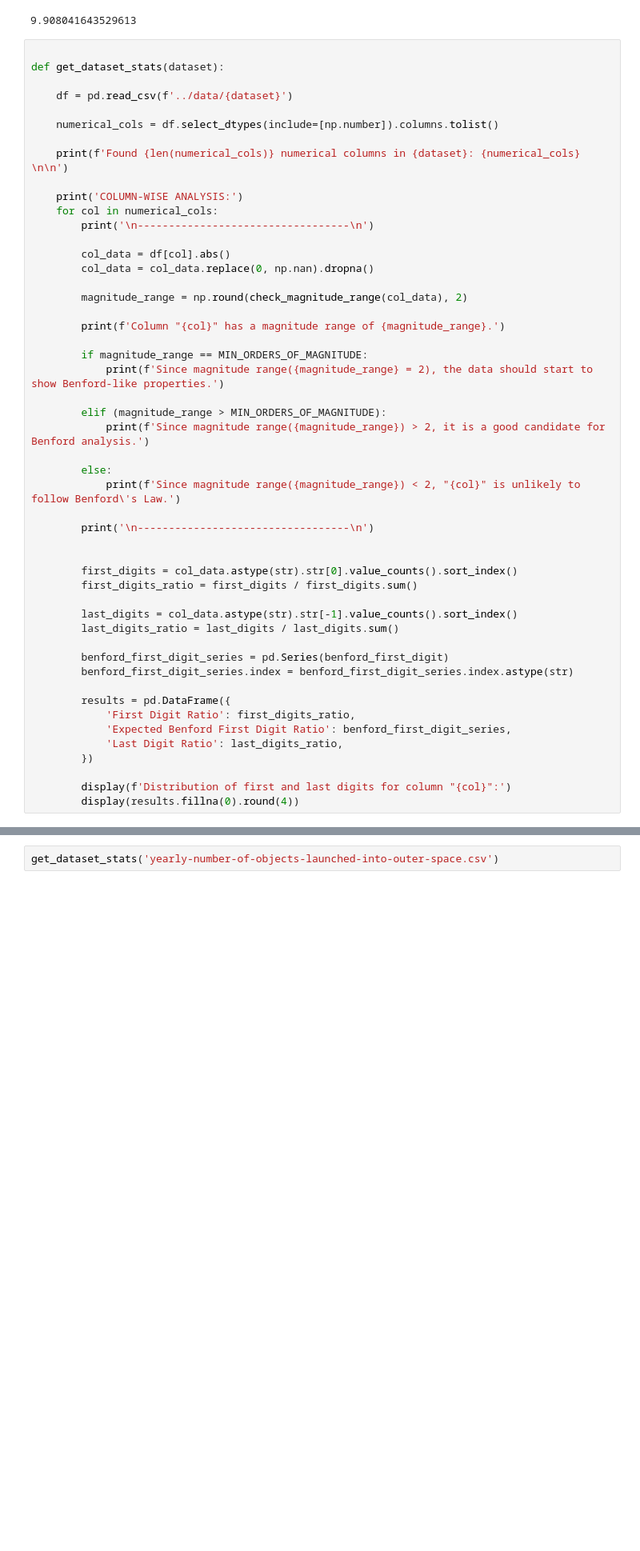
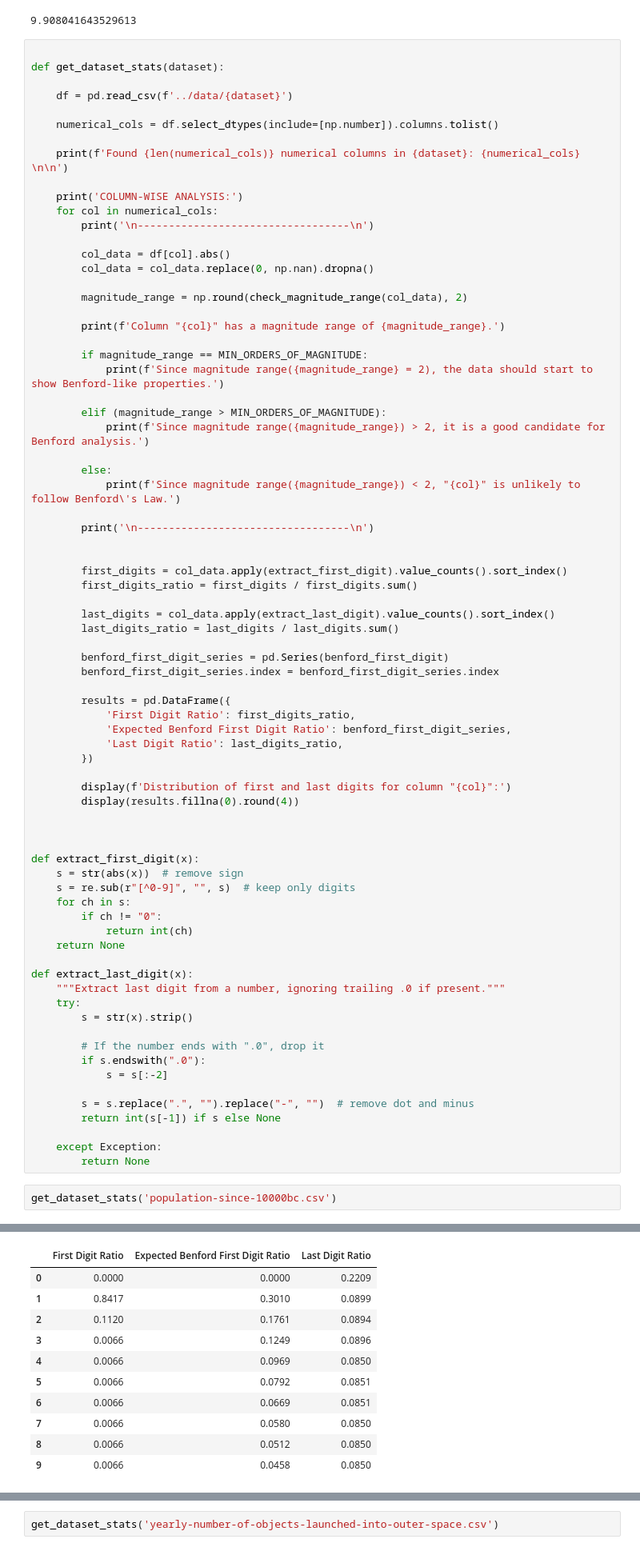
Before and after one commit to schubert-da/benfords-law-explainer, a Jupyter notebook: data-exploration/scripts/benfords-law-testing.ipynb, the cells around one changed output, grey strips where cells are left out. Shown: that part at 80% size. Drawn from its saved outputs; the diff is of its cells as text; blank space fills up the shorter version.

```diff
--- a/data-exploration/scripts/benfords-law-testing.ipynb
+++ b/data-exploration/scripts/benfords-law-testing.ipynb
@@ -113,14 +115,14 @@ def get_dataset_stats(dataset):
         print('\n----------------------------------\n')
 
 
-        first_digits = col_data.astype(str).str[0].value_counts().sort_index()
+        first_digits = col_data.apply(extract_first_digit).value_counts().sort_index()
         first_digits_ratio = first_digits / first_digits.sum()
 
-        last_digits = col_data.astype(str).str[-1].value_counts().sort_index()
+        last_digits = col_data.apply(extract_last_digit).value_counts().sort_index()
         last_digits_ratio = last_digits / last_digits.sum()
 
         benford_first_digit_series = pd.Series(benford_first_digit)
-        benford_first_digit_series.index = benford_first_digit_series.index.astype(str)
+        benford_first_digit_series.index = benford_first_digit_series.index
 
         results = pd.DataFrame({
             'First Digit Ratio': first_digits_ratio,
@@ -130,3 +132,31 @@ def get_dataset_stats(dataset):
 
         display(f'Distribution of first and last digits for column "{col}":')
         display(results.fillna(0).round(4))
+
+
+
+def extract_first_digit(x):
+    s = str(abs(x))  # remove sign
+    s = re.sub(r"[^0-9]", "", s)  # keep only digits
+    for ch in s:
+        if ch != "0":
+            return int(ch)
+    return None
+
+def extract_last_digit(x):
+    """Extract last digit from a number, ignoring trailing .0 if present."""
+    try:
+        s = str(x).strip()
+
+        # If the number ends with ".0", drop it
+        if s.endswith(".0"):
+            s = s[:-2]
+
+        s = s.replace(".", "").replace("-", "")  # remove dot and minus
+        return int(s[-1]) if s else None
+
+    except Exception:
+        return None
+# %%
+get_dataset_stats('population-since-10000bc.csv')
+# %% [output]
@@ -132,0 +175,11 @@ def get_dataset_stats(dataset):
+|  | First Digit Ratio | Expected Benford First Digit Ratio | Last Digit Ratio |
+| 0 | 0.0000 | 0.0000 | 0.2209 |
+| 1 | 0.8417 | 0.3010 | 0.0899 |
+| 2 | 0.1120 | 0.1761 | 0.0894 |
+| 3 | 0.0066 | 0.1249 | 0.0896 |
+| 4 | 0.0066 | 0.0969 | 0.0850 |
+| 5 | 0.0066 | 0.0792 | 0.0851 |
+| 6 | 0.0066 | 0.0669 | 0.0851 |
+| 7 | 0.0066 | 0.0580 | 0.0850 |
+| 8 | 0.0066 | 0.0512 | 0.0850 |
+| 9 | 0.0066 | 0.0458 | 0.0850 |
```
Also changed, not shown: parts of 9 cells of this notebook, 3 other files.
